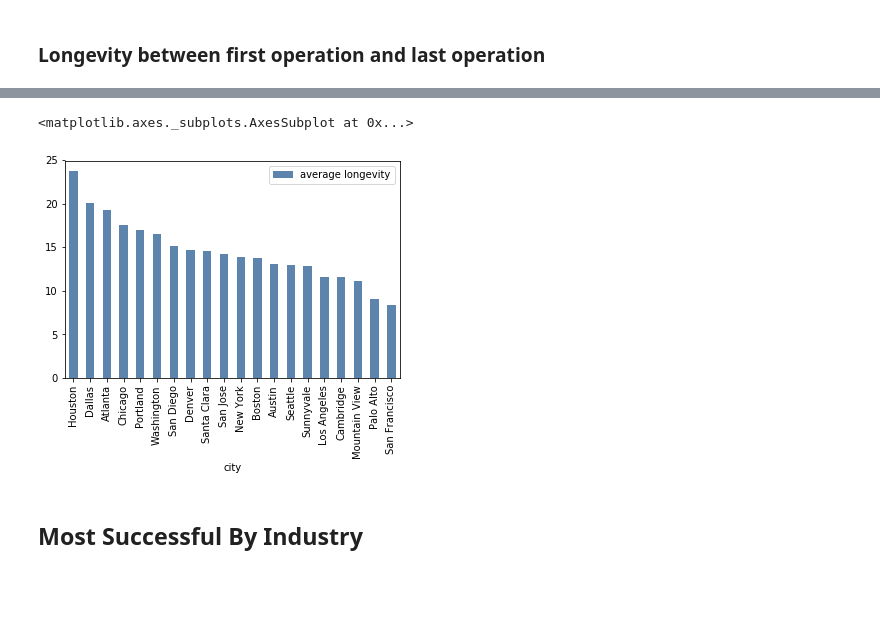
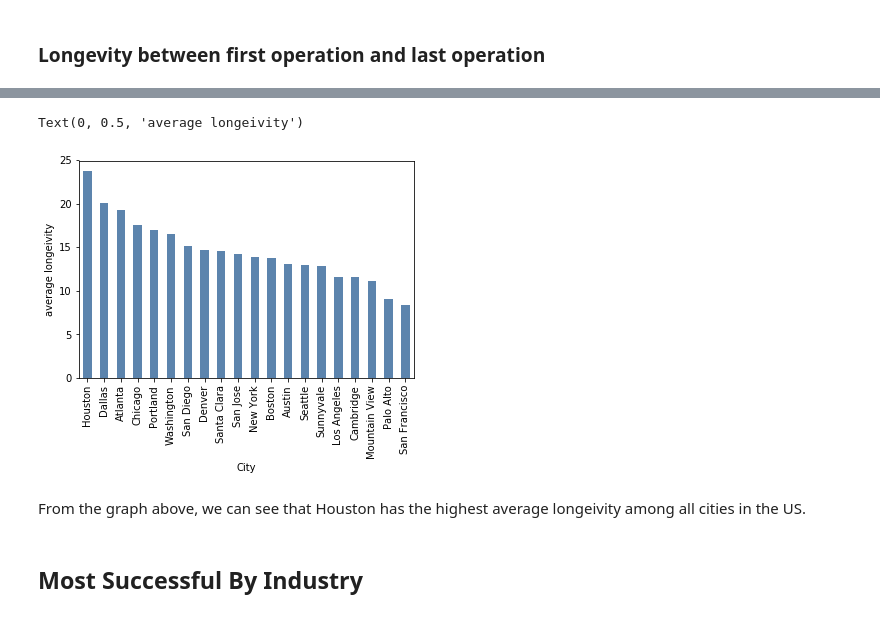
Before and after one commit to mdavis917/COGS108_Repo, a Jupyter notebook: FinalProject.ipynb, the cells around one changed output, grey strips where cells are left out. Saved outputs shown, nothing was run; the diff lists cells and outputs as text; code cells hidden in the pictures; blank space fills up the shorter version.

```diff
--- a/FinalProject.ipynb
+++ b/FinalProject.ipynb
@@ -262,25 +266,29 @@ We used a boxplot here to exclude outliers. This graph finally shows us which ci
 # %%
 def longevity(row):
     if(pd.isnull(row['closed_on'])):
         return (2019 - int(row['founded_on'][0:4]))
     else:
         return (int(row['closed_on'][0:4]) - int(row['founded_on'][0:4]))
 df_temp = df_loc.copy()
 df_temp.dropna(subset=['founded_on'], inplace=True)
 df_temp['longevity'] = df_temp.apply(lambda row: longevity(row), axis=1)
 
 #Data for location
 df_city = df_loc['city'].value_counts().index[:20]
 df_avgL = np.zeros(len(df_city))
 for i in range(len(df_city)):
     df_avgL[i] = df_temp.loc[df_loc['city'] == df_city[i]]['longevity'].mean()
-
+# Show the bar plot
 df_longevity = pd.DataFrame({'city':df_city, 'average longevity':df_avgL})
 df_longevity = df_longevity.sort_values(by = ['average longevity'],ascending = False)
-df_longevity.plot.bar(x='city', y='average longevity', color = (0.2, 0.4, 0.6, 0.8))
+graph = df_longevity.plot.bar(x='city', y='average longevity', color = (0.2, 0.4, 0.6, 0.8),legend=False)
+graph.set_xlabel('City')
+graph.set_ylabel('average longeivity')
 # %% [output]
-<matplotlib.axes._subplots.AxesSubplot at 0x...>
+Text(0, 0.5, 'average longeivity')
-[figure, old version]
+[figure, new version]
+# %% [markdown]
+From the graph above, we can see that Houston has the highest average longeivity among all cities in the US.
 # %% [markdown]
 ## Most Successful By Industry
 # %% [markdown]
```
Also changed, not shown: parts of 8 cells of this notebook.
